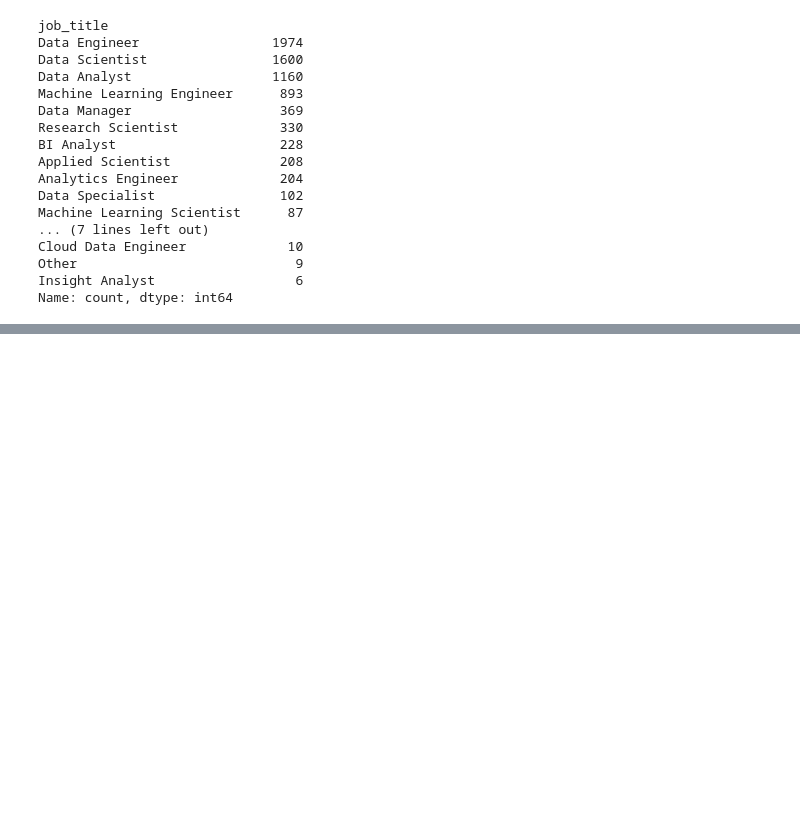
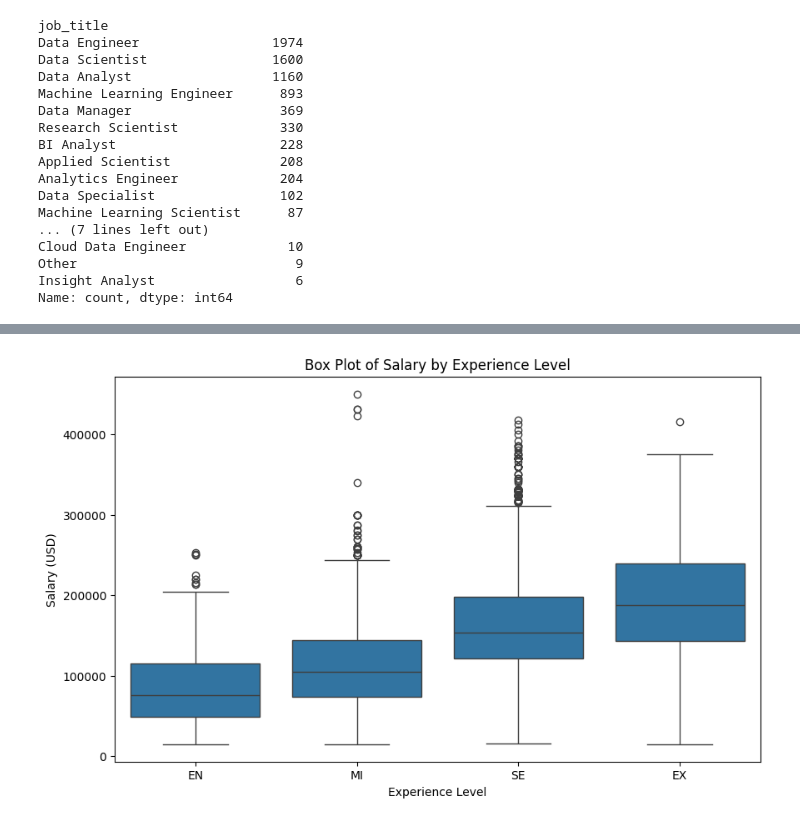
Before and after one commit to meleknurs/data_science_projects, a Jupyter notebook: group_task/salaries_ai.ipynb, the cells around one changed output, grey strips where cells are left out. Drawn from its saved outputs; the diff is of its cells as text; code cells hidden in the pictures; blank space fills up the shorter version.

```diff
--- a/group_task/salaries_ai.ipynb
+++ b/group_task/salaries_ai.ipynb
@@ -212,0 +226,10 @@ Index(['work_year', 'experience_level', 'employment_type', 'job_title',
+# %%
+# Plot box plots of salary for each experience level
+plt.figure(figsize=(10, 6))
+sns.boxplot(data=salaries, x='experience_level', y='salary_in_usd')
+plt.title('Box Plot of Salary by Experience Level')
+plt.xlabel('Experience Level')
+plt.ylabel('Salary (USD)')
+plt.show()
+# %% [output]
+[figure, added]
```
Also changed, not shown: parts of 19 cells of this notebook.
